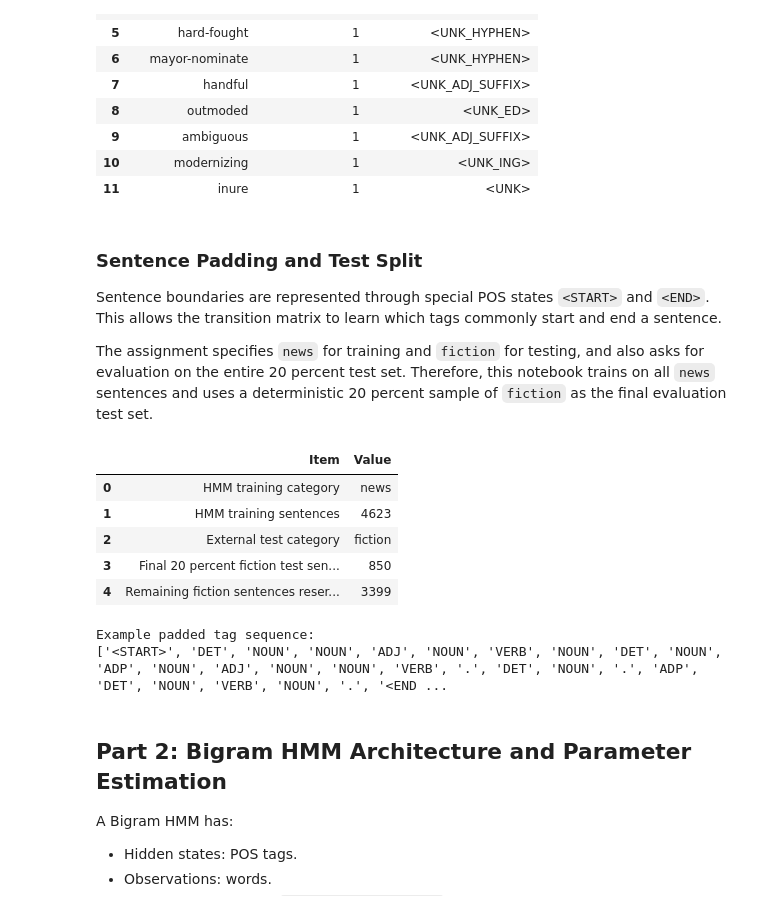
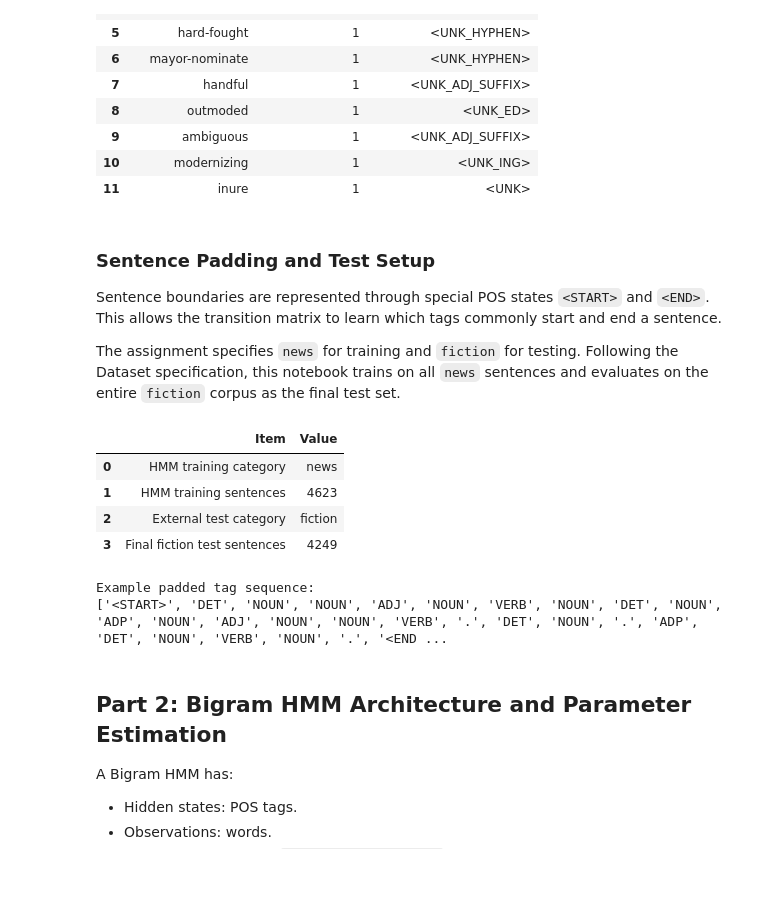
Before and after one commit to 2025ab05180/Sem2-NLP-Assignment-1, a Jupyter notebook: notebooks/Group_108_HMM_POS_Tagging.ipynb, the cells around one changed output. Cells and saved outputs as stored; diff of their text form; code cells hidden in the pictures; blank space fills up the shorter version.

```diff
--- a/notebooks/Group_108_HMM_POS_Tagging.ipynb
+++ b/notebooks/Group_108_HMM_POS_Tagging.ipynb
@@ -288,48 +288,39 @@ display(pd.DataFrame(rare_examples[:12], columns=["Rare word", "Training count",
 | 10 | modernizing | 1 | <UNK_ING> |
 | 11 | inure | 1 | <UNK> |
 # %% [markdown]
-### Sentence Padding and Test Split
+### Sentence Padding and Test Setup
 
 Sentence boundaries are represented through special POS states `<START>` and `<END>`. This allows the transition matrix to learn which tags commonly start and end a sentence.
 
-The assignment specifies `news` for training and `fiction` for testing, and also asks for evaluation on the entire 20 percent test set. Therefore, this notebook trains on all `news` sentences and uses a deterministic 20 percent sample of `fiction` as the final evaluation test set.
+The assignment specifies `news` for training and `fiction` for testing. Following the Dataset specification, this notebook trains on all `news` sentences and evaluates on the entire `fiction` corpus as the final test set.
 # %%
 START_TAG = "<START>"
 END_TAG = "<END>"
-TEST_FRACTION = 0.20
 
 def padded_tags(sentence):
     return [START_TAG] + [tag for _, tag in sentence] + [END_TAG]
 
-rng = random.Random(SEED)
-fiction_indices = list(range(len(raw_fiction_sents)))
-rng.shuffle(fiction_indices)
-final_test_size = max(1, int(round(TEST_FRACTION * len(raw_fiction_sents))))
-final_test_indices = sorted(fiction_indices[:final_test_size])
-heldout_test_sents = [raw_fiction_sents[index] for index in final_test_indices]
-remaining_fiction_sents = [raw_fiction_sents[index] for index in sorted(fiction_indices[final_test_size:])]
+heldout_test_sents = raw_fiction_sents
 
 split_summary = pd.DataFrame(
     [
         ["HMM training category", TRAIN_CATEGORY],
         ["HMM training sentences", len(raw_train_sents)],
         ["External test category", TEST_CATEGORY],
-        ["Final 20 percent fiction test sentences", len(heldout_test_sents)],
-        ["Remaining fiction sentences reserved for exploration", len(remaining_fiction_sents)],
+        ["Final fiction test sentences", len(heldout_test_sents)],
     ],
     columns=["Item", "Value"],
 )
 display(split_summary)
 
 print("Example padded tag sequence:")
 print(padded_tags(raw_train_sents[0]))
 # %% [output]
 |  | Item | Value |
 | 0 | HMM training category | news |
 | 1 | HMM training sentences | 4623 |
 | 2 | External test category | fiction |
-| 3 | Final 20 percent fiction test sen... | 850 |
-| 4 | Remaining fiction sentences reser... | 3399 |
+| 3 | Final fiction test sentences | 4249 |
 Example padded tag sequence:
 ['<START>', 'DET', 'NOUN', 'NOUN', 'ADJ', 'NOUN', 'VERB', 'NOUN', 'DET', 'NOUN', 'ADP', 'NOUN', 'ADJ', 'NOUN', 'NOUN', 'VERB', '.', 'DET', 'NOUN', '.', 'ADP', 'DET', 'NOUN', 'VERB', 'NOUN', '.', '<END ...
 # %% [markdown]
```
Also changed, not shown: parts of 10 cells of this notebook, 10 other files.
